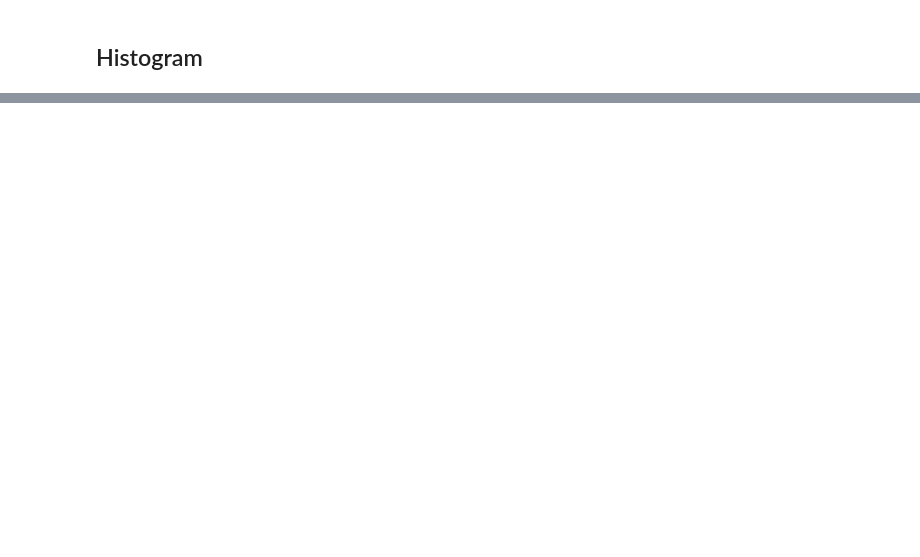
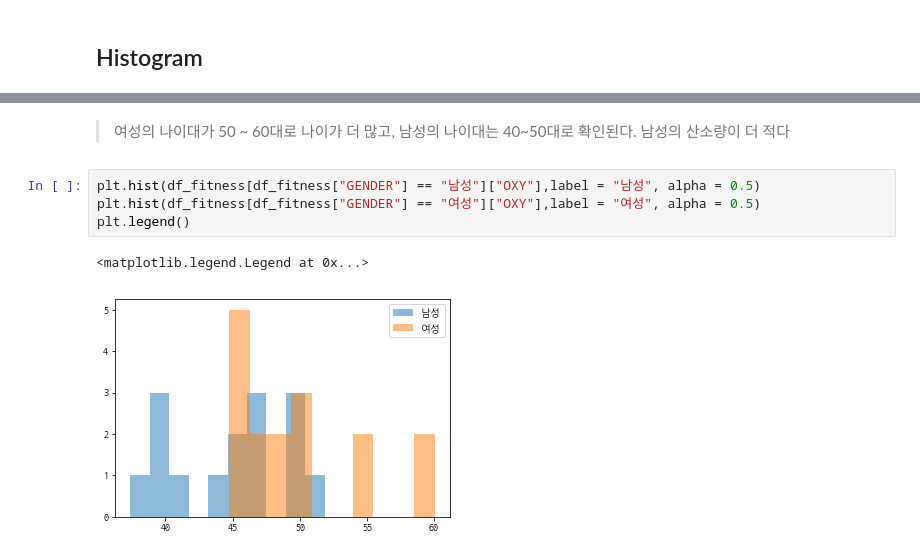
Before and after one commit to wonbae/data-analytics, a Jupyter notebook: 02.그래프분석.ipynb, the cells around one changed output, grey strips where cells are left out. Cells and saved outputs as stored; diff of their text form; blank space fills up the shorter version.

```diff
--- a/02.그래프분석.ipynb
+++ b/02.그래프분석.ipynb
@@ -51,0 +89,10 @@ df_groupby_total.plot.bar()
+# %% [markdown]
+> 여성의 나이대가 50 ~ 60대로 나이가 더 많고, 남성의 나이대는 40~50대로 확인된다.
+> 남성의 산소량이 더 적다
+# %%
+plt.hist(df_fitness[df_fitness["GENDER"] == "남성"]["OXY"],label = "남성", alpha = 0.5)
+plt.hist(df_fitness[df_fitness["GENDER"] == "여성"]["OXY"],label = "여성", alpha = 0.5)
+plt.legend()
+# %% [output]
+<matplotlib.legend.Legend at 0x...>
+[figure, added]
```
Also changed, not shown: parts of 14 cells of this notebook.
